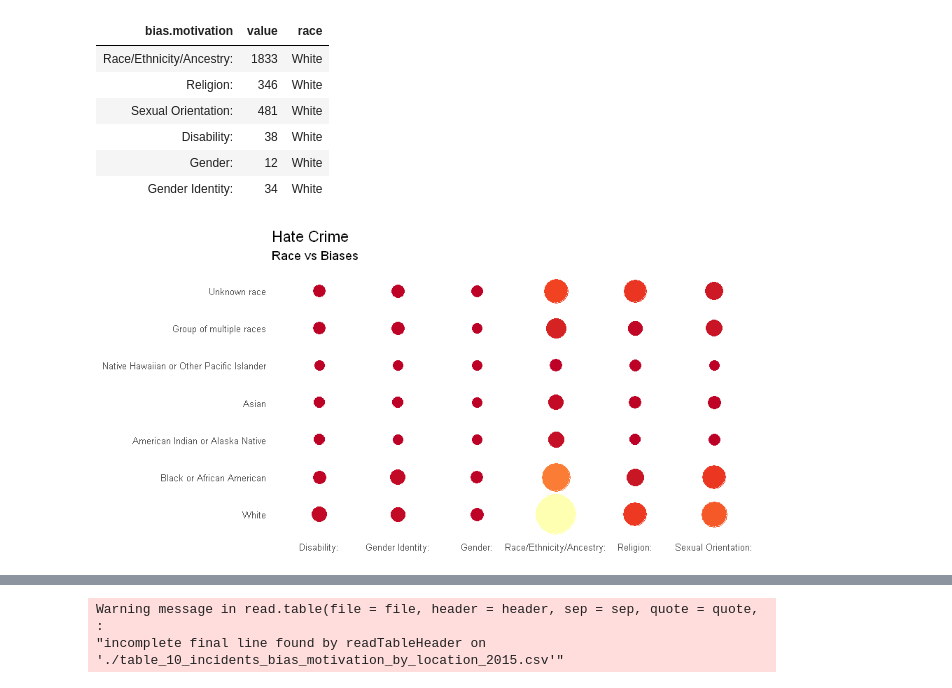
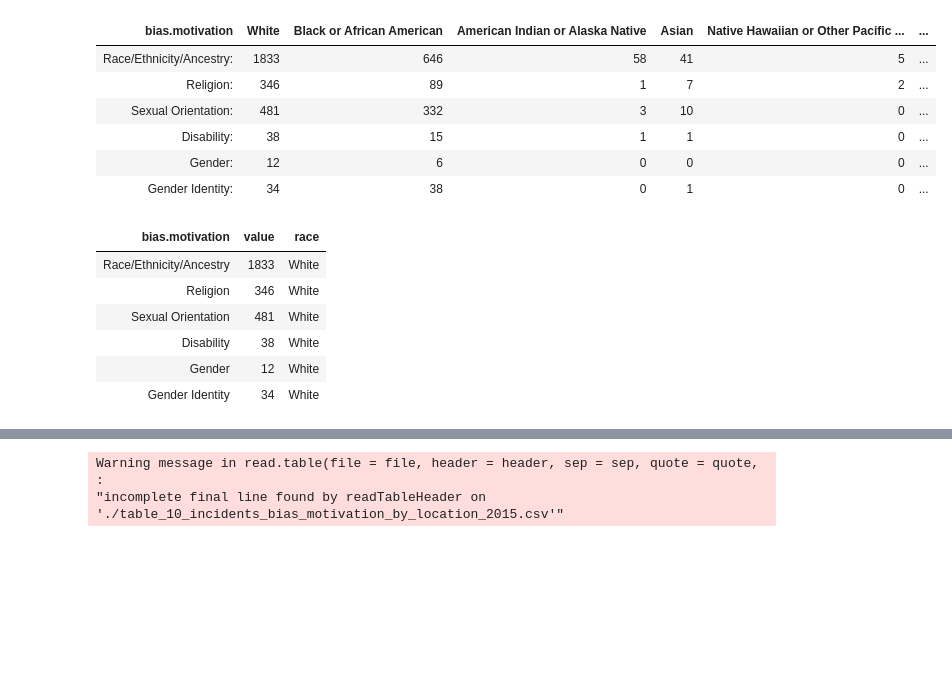
Before and after one commit to pgmvp/Data-Visualization, a Jupyter notebook: FinalProject.ipynb, the cells around one changed output, grey strips where cells are left out. Cells and saved outputs as stored; diff of their text form; code cells hidden in the pictures; blank space fills up the shorter version.

```diff
--- a/FinalProject.ipynb
+++ b/FinalProject.ipynb
@@ -74,31 +68,26 @@ Warning message in convert(V1):
 # %%
-races <- tidy_df %>% select(-c("Total offenses", "Unknown offender")) %>% select(-c(9, 10, 11, 12)) %>%
+races <- tidy_df %>% select(-c("Total offenses", "Unknown offender")) %>% select(-c(10, 11, 12)) %>%
 filter(bias.motivation == "Race/Ethnicity/Ancestry:" | bias.motivation == "Religion:" |
       bias.motivation == "Sexual Orientation:" | bias.motivation == "Disability:" |
       bias.motivation == "Gender:" | bias.motivation == "Gender Identity:")
 
+head(races)
 races <- data.frame(races[1], stack(races[2:ncol(races)]))
 colnames(races)[2:3] <- c('value', 'race')
+races <- races %>% mutate_at(vars(bias.motivation), funs(stringr::str_replace_all(., ":", "")))
 head(races)
 # %% [output]
-| bias.motivation | value | race |
-| Race/Ethnicity/Ancestry: | 1833 | White |
-| Religion: | 346 | White |
-| Sexual Orientation: | 481 | White |
-| Disability: | 38 | White |
-| Gender: | 12 | White |
-| Gender Identity: | 34 | White |
+| bias.motivation | White | Black or African American | American Indian or Alaska Native | Asian | Native Hawaiian or Other Pacific ... | ... |
+| Race/Ethnicity/Ancestry: | 1833 | 646 | 58 | 41 | 5 | ... |
+| Religion: | 346 | 89 | 1 | 7 | 2 | ... |
+| Sexual Orientation: | 481 | 332 | 3 | 10 | 0 | ... |
+| Disability: | 38 | 15 | 1 | 1 | 0 | ... |
+| Gender: | 12 | 6 | 0 | 0 | 0 | ... |
+| Gender Identity: | 34 | 38 | 0 | 1 | 0 | ... |
+| bias.motivation | value | race |
+| Race/Ethnicity/Ancestry | 1833 | White |
+| Religion | 346 | White |
+| Sexual Orientation | 481 | White |
+| Disability | 38 | White |
+| Gender | 12 | White |
+| Gender Identity | 34 | White |
-# %%
-options(repr.plot.width = 8, repr.plot.height = 4)
-ggplot(races, aes(x = bias.motivation, color = value, size = value, y = race)) +
-geom_point() +
-scale_size_continuous(range = c(4, 16)) +
-scale_color_distiller(palette = 18) +
-theme_minimal() +
-theme(axis.text = element_text(size = 8),
-      axis.title = element_blank(),
-      legend.position = "none",
-      panel.grid = element_blank()) +
-labs(title = "Hate Crime", subtitle = "Race vs Biases")
-# %% [output]
-[figure, removed]
```
Also changed, not shown: parts of 9 cells of this notebook, 4 other files.
